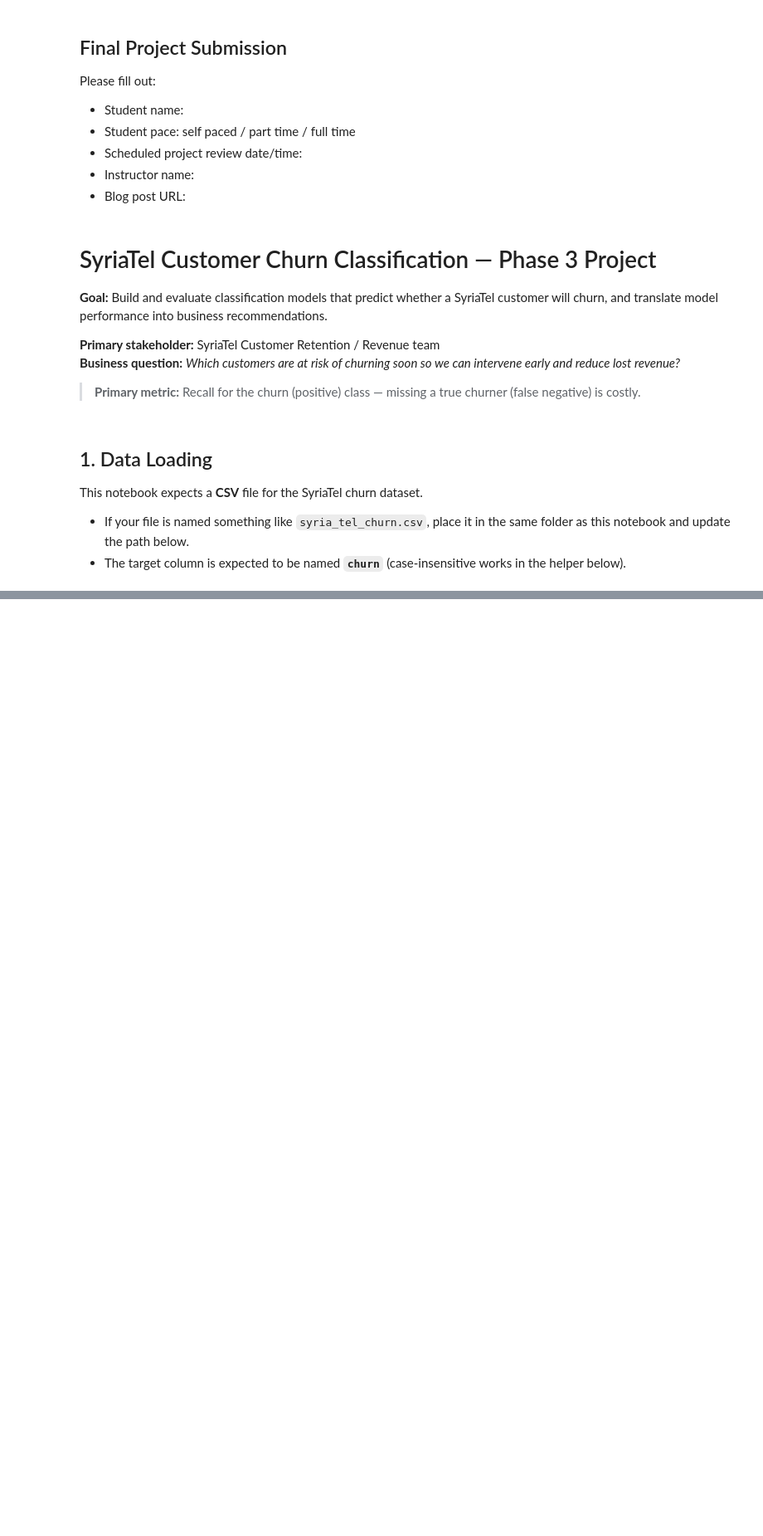
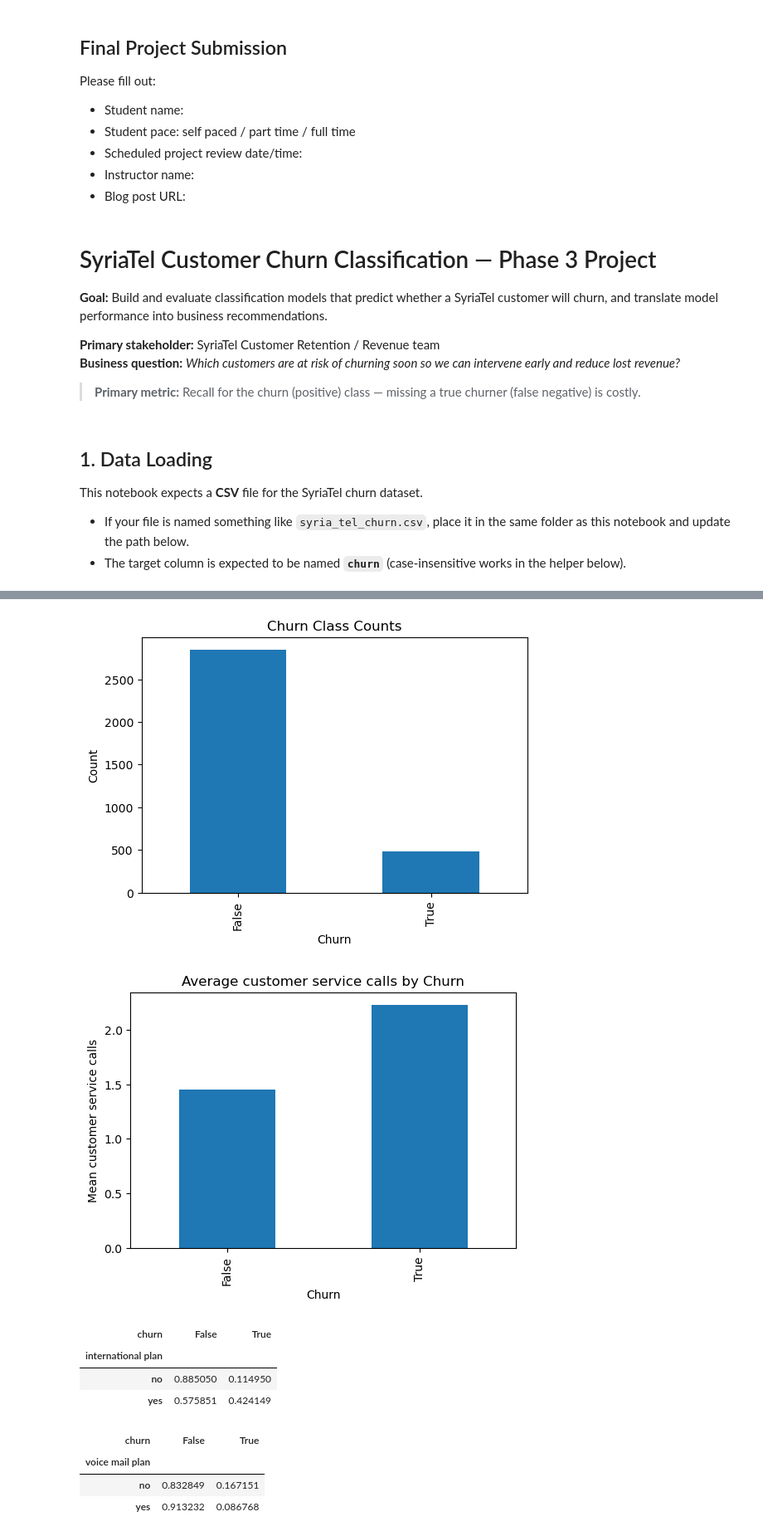
Before and after one commit to Morvine-otieno/phase-3-project, a Jupyter notebook: student.ipynb, the cells around one changed output, grey strips where cells are left out. Shown at 83% size. Drawn from its saved outputs; the diff is of its cells as text; code cells hidden in the pictures; blank space fills up the shorter version.

```diff
--- a/student.ipynb
+++ b/student.ipynb
@@ -52,12 +46,8 @@ This notebook expects a **CSV** file for the SyriaTel churn dataset.
 - If your file is named something like `syria_tel_churn.csv`, place it in the same folder as this notebook and update the path below.
 - The target column is expected to be named **`churn`** (case-insensitive works in the helper below).
 # %%
-import pandas as pd
+import zipfile
 
-df = pd.read_csv(
-    "zippedData/bigml_59c28831336c6604c8008a5a.csv",
-    compression="zip"
-)
-
-df.head()
+with zipfile.ZipFile("zippedData/achive.zip") as z:
+    print(z.namelist())
 # %% [output]
@@ -65,4 +54,0 @@ FileNotFoundError: [Errno 2] No such file or directory: 'zippedData/bigml_59c288
-# %%
-
-df = pd.read_csv("zippedData/syria_tel_churn.csv")
-df.head()
@@ -70,0 +55,7 @@ FileNotFoundError: [Errno 2] No such file or directory: 'zippedData/syria_tel_ch
+# %%
+# Load the dataset
+with zipfile.ZipFile("zippedData/achive.zip") as z:
+    with z.open("bigml_59c28831336c6604c800002a.csv") as f:
+        df = pd.read_csv(f)
+
+df.head()
@@ -70,0 +149,35 @@ FileNotFoundError: [Errno 2] No such file or directory: 'zippedData/syria_tel_ch
+# %%
+# Simple EDA plots if columns exist
+fig, ax = plt.subplots(figsize=(6,4))
+df[target_col].value_counts().plot(kind="bar", ax=ax)
+ax.set_title("Churn Class Counts")
+ax.set_xlabel("Churn")
+ax.set_ylabel("Count")
+plt.show()
+
+if cs_calls_col is not None:
+    fig, ax = plt.subplots(figsize=(6,4))
+    df.groupby(target_col)[cs_calls_col].mean().plot(kind="bar", ax=ax)
+    ax.set_title(f"Average {cs_calls_col} by Churn")
+    ax.set_xlabel("Churn")
+    ax.set_ylabel(f"Mean {cs_calls_col}")
+    plt.show()
+
+if intl_plan_col is not None:
+    ct = pd.crosstab(df[intl_plan_col], df[target_col], normalize="index")
+    display(ct)
+
+if vmail_plan_col is not None:
+    ct = pd.crosstab(df[vmail_plan_col], df[target_col], normalize="index")
+    display(ct)
+# %% [output]
+[figure, added]
+[figure, added]
+| churn | False | True |
+| international plan |  |  |
+| no | 0.885050 | 0.114950 |
+| yes | 0.575851 | 0.424149 |
+| churn | False | True |
+| voice mail plan |  |  |
+| no | 0.832849 | 0.167151 |
+| yes | 0.913232 | 0.086768 |
```
Also changed, not shown: parts of 25 cells of this notebook, 1 other file.
